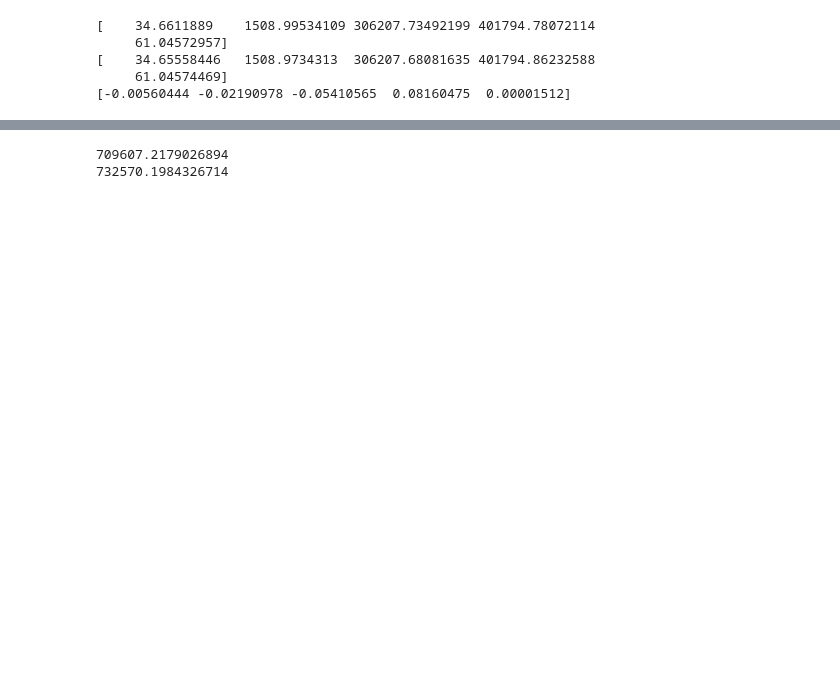
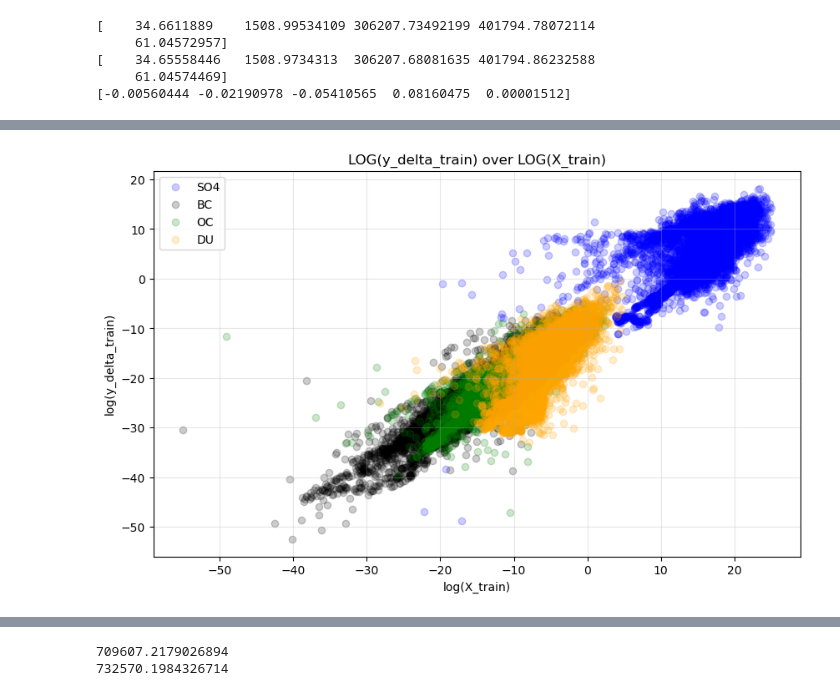
Before and after one commit to kimbente/massconserving_aerosols, a Jupyter notebook: explore_data.ipynb, the cells around one changed output, grey strips where cells are left out. Saved outputs shown, nothing was run; the diff lists cells and outputs as text; code cells hidden in the pictures; blank space fills up the shorter version.

```diff
--- a/explore_data.ipynb
+++ b/explore_data.ipynb
@@ -90,0 +139,47 @@ print(y_train_24[i, [0, 1, 2, 3, 4]] - X_train_24[i, [0, 1, 2, 3, 4]])
+# %%
+import matplotlib.pyplot as plt
+import numpy as np
+import matplotlib.colors as mcolors
+
+# Define a color map for the different species
+species_colors = {
+    'so4': 'blue',
+    'bc': 'black',
+    'oc': 'green',
+    'du': 'orange',
+    'ss': 'red'  # I notice you have 5 columns but only 4 in your dict, added 'ss' as placeholder
+}
+
+# Your species indices
+species_indices = {
+    'so4': so4_indices,
+    'bc': bc_indices,
+    'oc': oc_indices,
+    'du': du_indices
+    # Add 'ss' indices if needed
+}
+
+plt.figure(figsize=(10, 6))
+
+# Plot each species with its own color
+for species, indices in species_indices.items():
+    plt.scatter(
+        np.log(X_train_24[np.ix_(random_indices, indices)]),
+        np.log(y_delta_train_24[np.ix_(random_indices, indices)]),
+        alpha=0.2,
+        color=species_colors[species],
+        label=species.upper()  # Add a label for the legend
+    )
+
+plt.xlabel('log(X_train)')
+plt.ylabel('log(y_delta_train)')
+plt.title('LOG(y_delta_train) over LOG(X_train)')
+plt.legend()  # Add a legend to distinguish between species
+plt.grid(True, alpha=0.3)  # Optional: adds a light grid for better readability
+
+# If you want to save the figure
+# plt.savefig('species_scatter_plot.png', dpi=300, bbox_inches='tight')
+
+plt.show()
+# %% [output]
+[figure, added]
```
Also changed, not shown: parts of 26 cells of this notebook, 6 other files.
